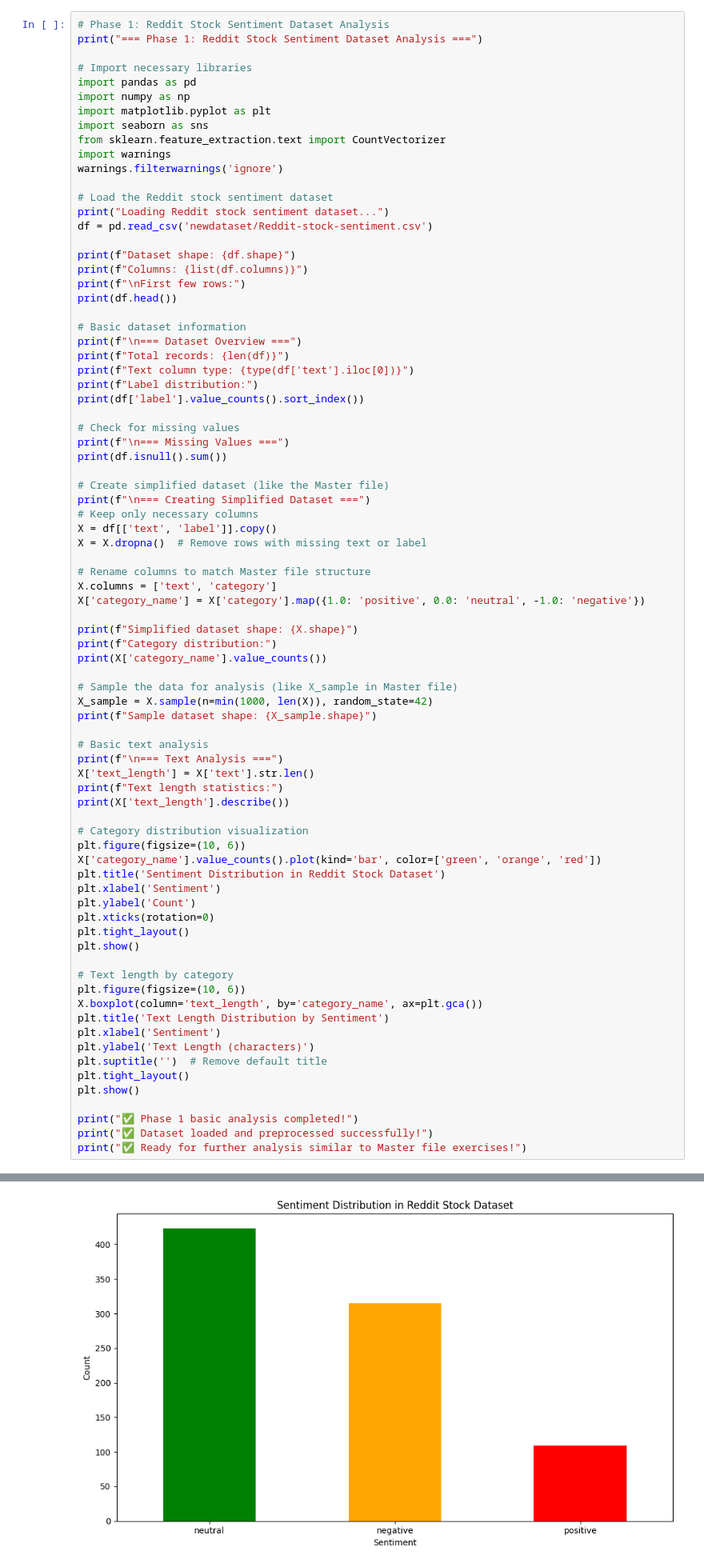
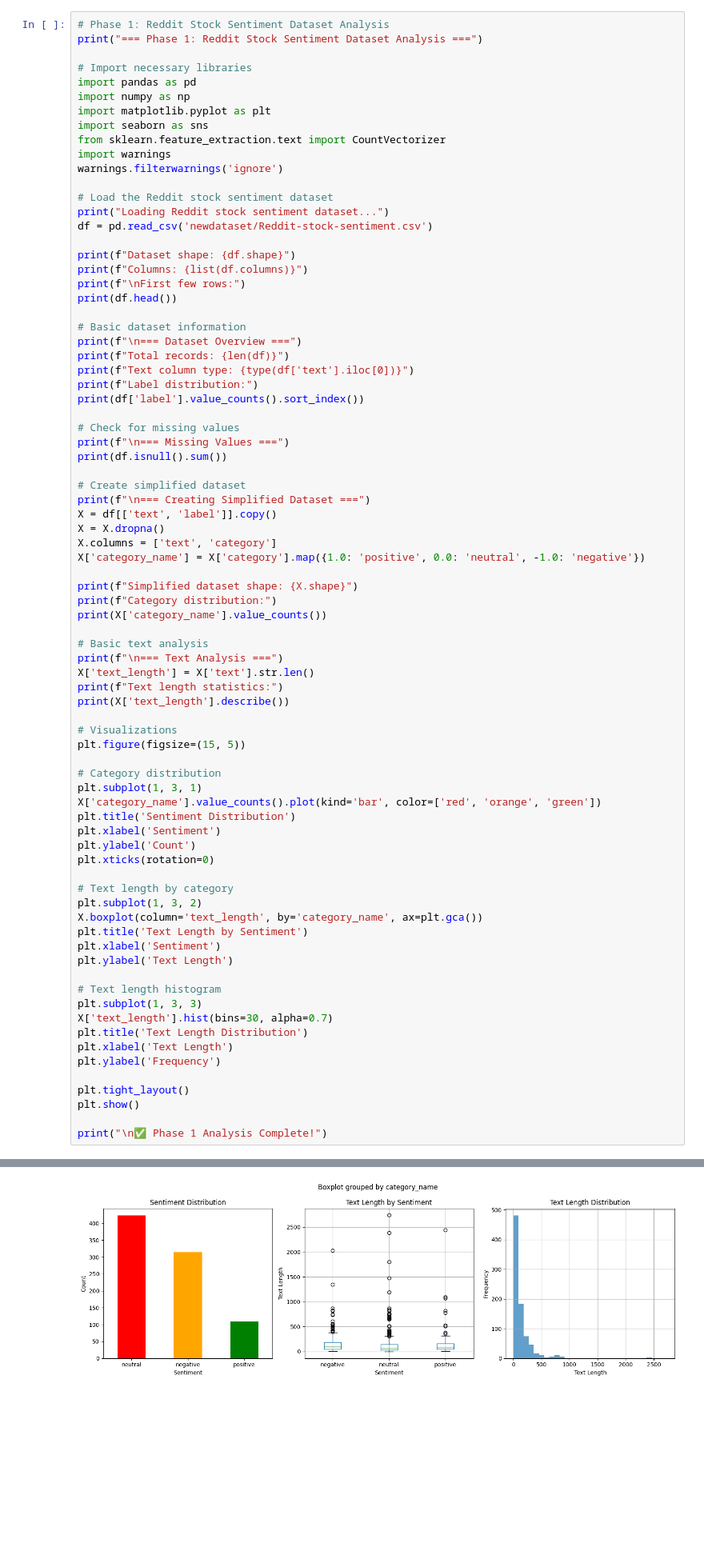
Before and after one commit to Megan123123/DM2025-Lab1-Exercise, a Jupyter notebook: DM2025-Lab1-Homework.ipynb, the cells around one changed output, grey strips where cells are left out. Shown at 80% size. Saved outputs shown, nothing was run; the diff lists cells and outputs as text; blank space fills up the shorter version.

Commit message:
Clean up Phase 2 implementation - remove unnecessary content and streamline notebook

```diff
--- a/DM2025-Lab1-Homework.ipynb
+++ b/DM2025-Lab1-Homework.ipynb
@@ -42,13 +44,10 @@ print(df['label'].value_counts().sort_index())
 print(f"\n=== Missing Values ===")
 print(df.isnull().sum())
 
-# Create simplified dataset (like the Master file)
+# Create simplified dataset
 print(f"\n=== Creating Simplified Dataset ===")
-# Keep only necessary columns
 X = df[['text', 'label']].copy()
-X = X.dropna()  # Remove rows with missing text or label
-
-# Rename columns to match Master file structure
+X = X.dropna()
 X.columns = ['text', 'category']
 X['category_name'] = X['category'].map({1.0: 'positive', 0.0: 'neutral', -1.0: 'negative'})
 
@@ -56,39 +55,41 @@ print(f"Simplified dataset shape: {X.shape}")
 print(f"Category distribution:")
 print(X['category_name'].value_counts())
 
-# Sample the data for analysis (like X_sample in Master file)
-X_sample = X.sample(n=min(1000, len(X)), random_state=42)
-print(f"Sample dataset shape: {X_sample.shape}")
-
 # Basic text analysis
 print(f"\n=== Text Analysis ===")
 X['text_length'] = X['text'].str.len()
 print(f"Text length statistics:")
 print(X['text_length'].describe())
 
-# Category distribution visualization
-plt.figure(figsize=(10, 6))
-X['category_name'].value_counts().plot(kind='bar', color=['green', 'orange', 'red'])
-plt.title('Sentiment Distribution in Reddit Stock Dataset')
+# Visualizations
+plt.figure(figsize=(15, 5))
+
+# Category distribution
+plt.subplot(1, 3, 1)
+X['category_name'].value_counts().plot(kind='bar', color=['red', 'orange', 'green'])
+plt.title('Sentiment Distribution')
 plt.xlabel('Sentiment')
 plt.ylabel('Count')
 plt.xticks(rotation=0)
+
+# Text length by category
+plt.subplot(1, 3, 2)
+X.boxplot(column='text_length', by='category_name', ax=plt.gca())
+plt.title('Text Length by Sentiment')
+plt.xlabel('Sentiment')
+plt.ylabel('Text Length')
+
+# Text length histogram
+plt.subplot(1, 3, 3)
+X['text_length'].hist(bins=30, alpha=0.7)
+plt.title('Text Length Distribution')
+plt.xlabel('Text Length')
+plt.ylabel('Frequency')
+
 plt.tight_layout()
 plt.show()
 
-# Text length by category
-plt.figure(figsize=(10, 6))
-X.boxplot(column='text_length', by='category_name', ax=plt.gca())
-plt.title('Text Length Distribution by Sentiment')
-plt.xlabel('Sentiment')
-plt.ylabel('Text Length (characters)')
-plt.suptitle('')  # Remove default title
-plt.tight_layout()
-plt.show()
-
-print("✅ Phase 1 basic analysis completed!")
-print("✅ Dataset loaded and preprocessed successfully!")
-print("✅ Ready for further analysis similar to Master file exercises!")
+print("\n✅ Phase 1 Analysis Complete!")
 # %% [output]
 === Phase 1: Reddit Stock Sentiment Dataset Analysis ===
 Loading Reddit stock sentiment dataset...
@@ -106,5 +107,5 @@ First few rows:
 50%        78.000000
 75%       161.000000
 max      2737.000000
 Name: text_length, dtype: float64
-[figure, old version]
+[figure, new version]
```
Also changed, not shown: parts of 25 cells of this notebook.
